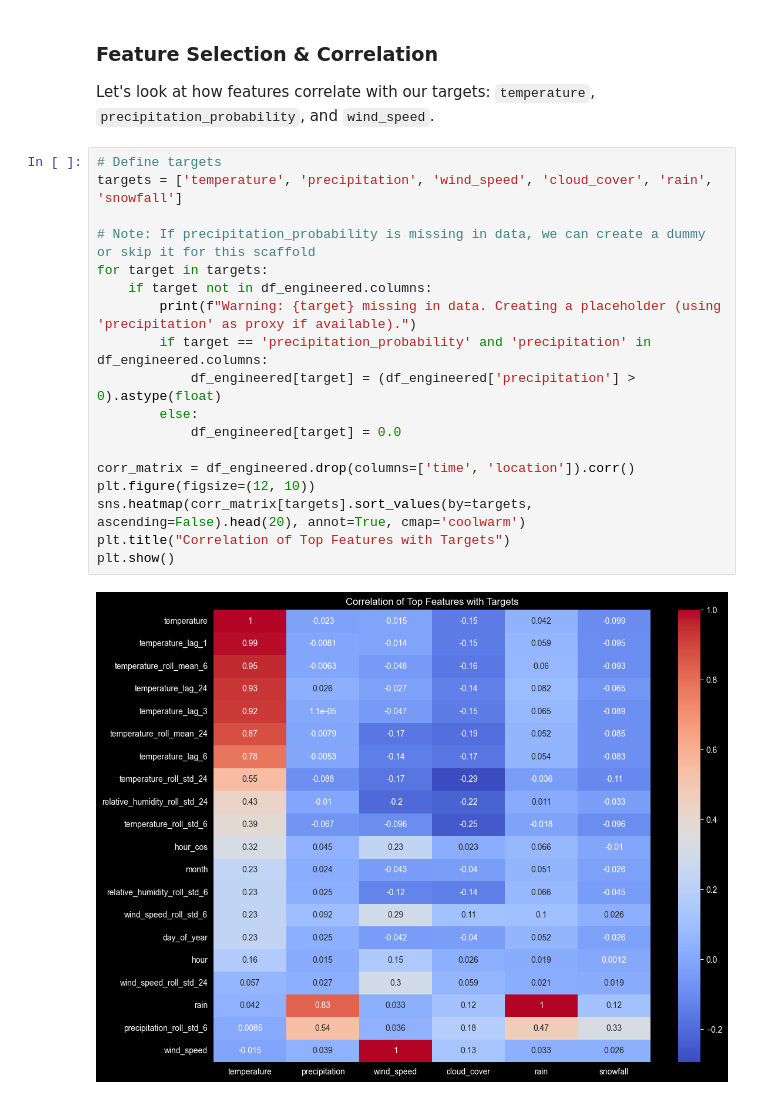
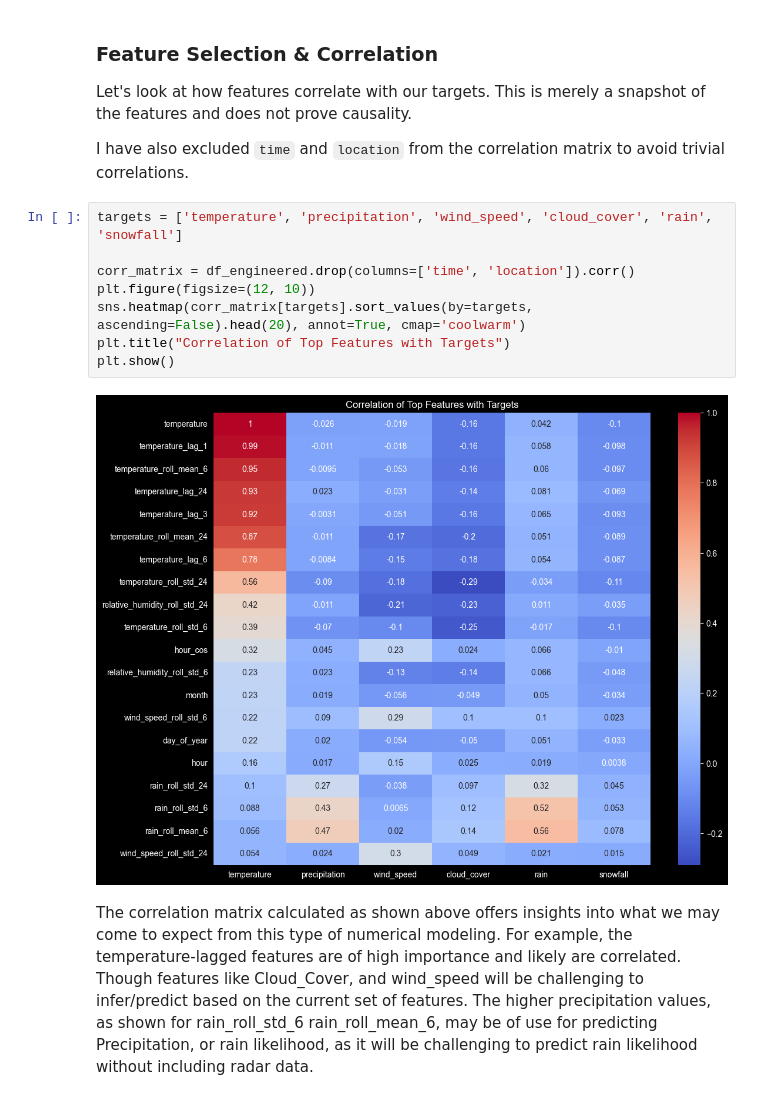
Before and after one commit to bluegroneman/wgu-capstone-project, a Jupyter notebook: src/python/NowCasting.ipynb, the cells around one changed output. Drawn from its saved outputs; the diff is of its cells as text.

```diff
--- a/src/python/NowCasting.ipynb
+++ b/src/python/NowCasting.ipynb
@@ -56,25 +85,21 @@ Feature Engineering complete. Shape: (26157, 50)
 # %% [markdown]
 ### Feature Selection & Correlation
-Let's look at how features correlate with our targets: `temperature`, `precipitation_probability`, and `wind_speed`.
+Let's look at how features correlate with our targets. This is merely a snapshot of the features and does not prove causality.
+
+I have also excluded `time` and `location` from the correlation matrix to avoid trivial correlations.
 # %%
-# Define targets
 targets = ['temperature', 'precipitation', 'wind_speed', 'cloud_cover', 'rain', 'snowfall']
-
-# Note: If precipitation_probability is missing in data, we can create a dummy or skip it for this scaffold
-for target in targets:
-    if target not in df_engineered.columns:
-        print(f"Warning: {target} missing in data. Creating a placeholder (using 'precipitation' as proxy if available).")
-        if target == 'precipitation_probability' and 'precipitation' in df_engineered.columns:
-            df_engineered[target] = (df_engineered['precipitation'] > 0).astype(float)
-        else:
-            df_engineered[target] = 0.0
 
 corr_matrix = df_engineered.drop(columns=['time', 'location']).corr()
 plt.figure(figsize=(12, 10))
 sns.heatmap(corr_matrix[targets].sort_values(by=targets, ascending=False).head(20), annot=True, cmap='coolwarm')
 plt.title("Correlation of Top Features with Targets")
 plt.show()
 # %% [output]
-[figure, old version]
+[figure, new version]
+# %% [markdown]
+The correlation matrix calculated as shown above offers insights into what we may come to expect from this type of numerical modeling.
+For example, the temperature-lagged features are of high importance and likely are correlated. Though features like Cloud_Cover, and wind_speed will be challenging to infer/predict based on the current set of features.
+The higher precipitation values, as shown for rain_roll_std_6 rain_roll_mean_6, may be of use for predicting Precipitation, or rain likelihood, as it will be challenging to predict rain likelihood without including radar data.
 # %% [markdown]
 ### Model Training
```
Also changed, not shown: parts of 20 cells of this notebook, 2 other files.
